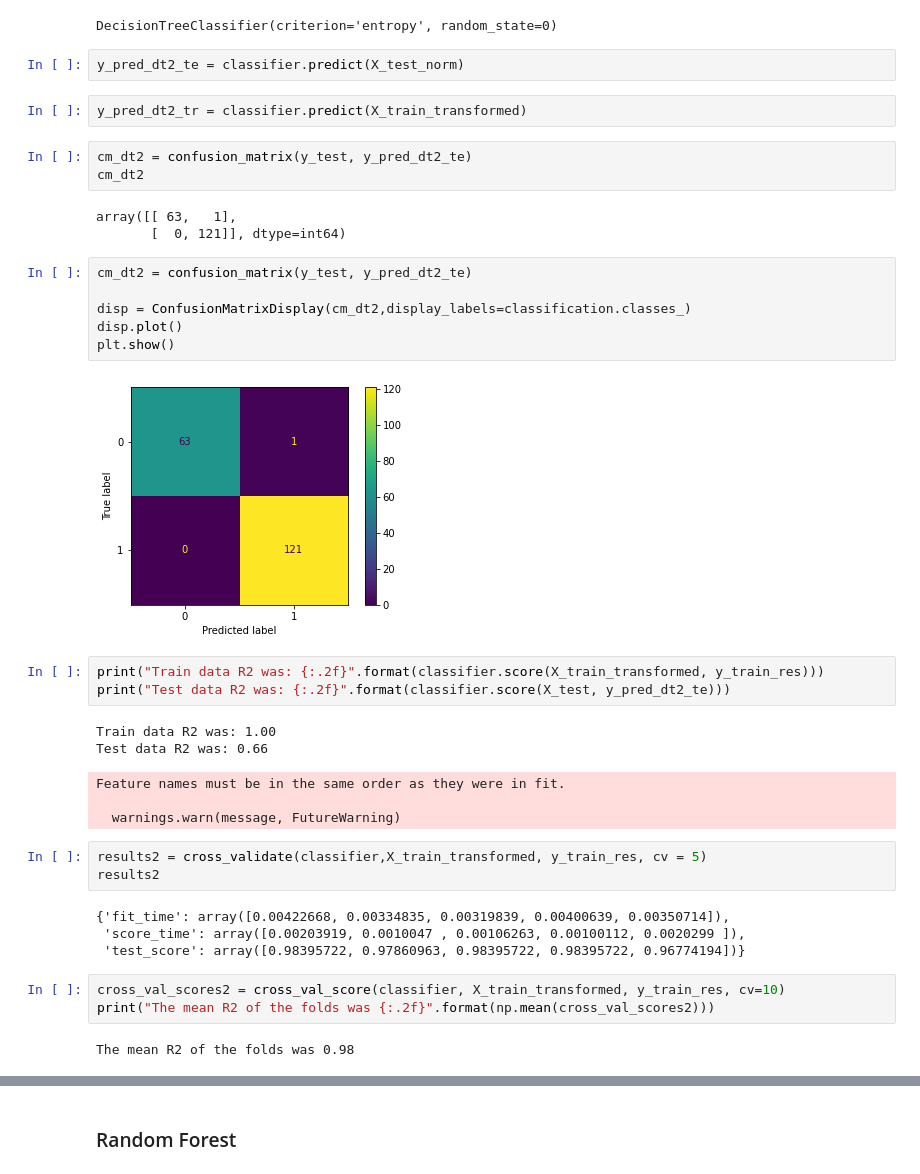
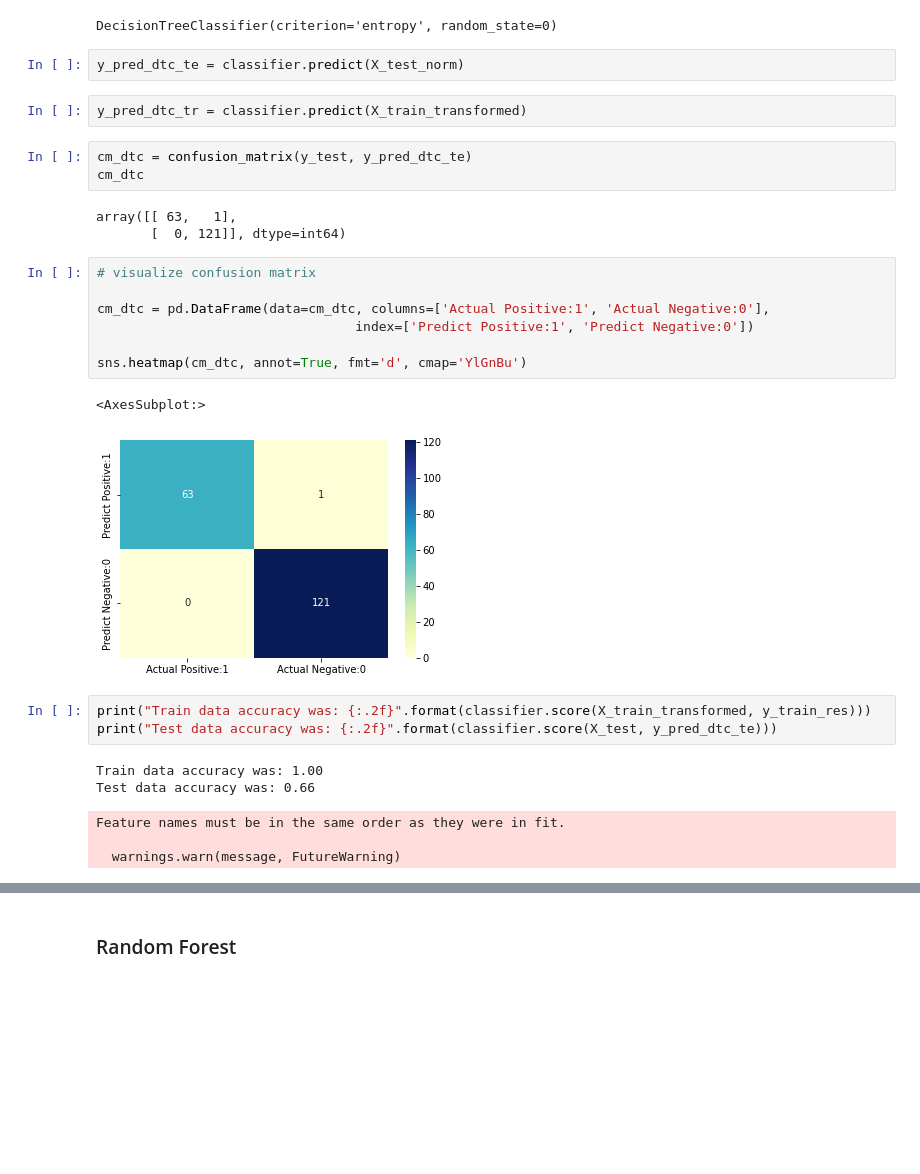
Before and after one commit to Paulabvc/startups_project, a Jupyter notebook: Final_project_startup/notebooks/Model.ipynb, the cells around one changed output, grey strips where cells are left out. Saved outputs shown, nothing was run; the diff lists cells and outputs as text; blank space fills up the shorter version.

```diff
--- a/Final_project_startup/notebooks/Model.ipynb
+++ b/Final_project_startup/notebooks/Model.ipynb
@@ -587,41 +570,31 @@ classifier.fit(X_train_transformed,y_train_res)
 # %% [output]
 DecisionTreeClassifier(criterion='entropy', random_state=0)
 # %%
-y_pred_dt2_te = classifier.predict(X_test_norm)
+y_pred_dtc_te = classifier.predict(X_test_norm)
 # %%
-y_pred_dt2_tr = classifier.predict(X_train_transformed)
+y_pred_dtc_tr = classifier.predict(X_train_transformed)
-# %%
-cm_dt2 = confusion_matrix(y_test, y_pred_dt2_te)
-cm_dt2
-# %% [output]
-array([[ 63,   1],
-       [  0, 121]], dtype=int64)
-# %%
-cm_dt2 = confusion_matrix(y_test, y_pred_dt2_te)
-
-disp = ConfusionMatrixDisplay(cm_dt2,display_labels=classification.classes_)
-disp.plot()
-plt.show()
-# %% [output]
-[figure, removed]
+# %%
+cm_dtc = confusion_matrix(y_test, y_pred_dtc_te)
+cm_dtc
+# %% [output]
+array([[ 63,   1],
+       [  0, 121]], dtype=int64)
+# %%
+# visualize confusion matrix
+
+cm_dtc = pd.DataFrame(data=cm_dtc, columns=['Actual Positive:1', 'Actual Negative:0'],
+                                 index=['Predict Positive:1', 'Predict Negative:0'])
+
+sns.heatmap(cm_dtc, annot=True, fmt='d', cmap='YlGnBu')
+# %% [output]
+<AxesSubplot:>
+[figure, added]
 # %%
-print("Train data R2 was: {:.2f}".format(classifier.score(X_train_transformed, y_train_res)))
-print("Test data R2 was: {:.2f}".format(classifier.score(X_test, y_pred_dt2_te)))
+print("Train data accuracy was: {:.2f}".format(classifier.score(X_train_transformed, y_train_res)))
+print("Test data accuracy was: {:.2f}".format(classifier.score(X_test, y_pred_dtc_te)))
 # %% [output]
-Train data R2 was: 1.00
-Test data R2 was: 0.66
+Train data accuracy was: 1.00
+Test data accuracy was: 0.66
 Feature names must be in the same order as they were in fit.
 
   warnings.warn(message, FutureWarning)
-# %%
-results2 = cross_validate(classifier,X_train_transformed, y_train_res, cv = 5)
-results2
-# %% [output]
-{'fit_time': array([0.00422668, 0.00334835, 0.00319839, 0.00400639, 0.00350714]),
- 'score_time': array([0.00203919, 0.0010047 , 0.00106263, 0.00100112, 0.0020299 ]),
- 'test_score': array([0.98395722, 0.97860963, 0.98395722, 0.98395722, 0.96774194])}
-# %%
-cross_val_scores2 = cross_val_score(classifier, X_train_transformed, y_train_res, cv=10)
-print("The mean R2 of the folds was {:.2f}".format(np.mean(cross_val_scores2)))
-# %% [output]
-The mean R2 of the folds was 0.98
```
Also changed, not shown: parts of 47 cells of this notebook.
